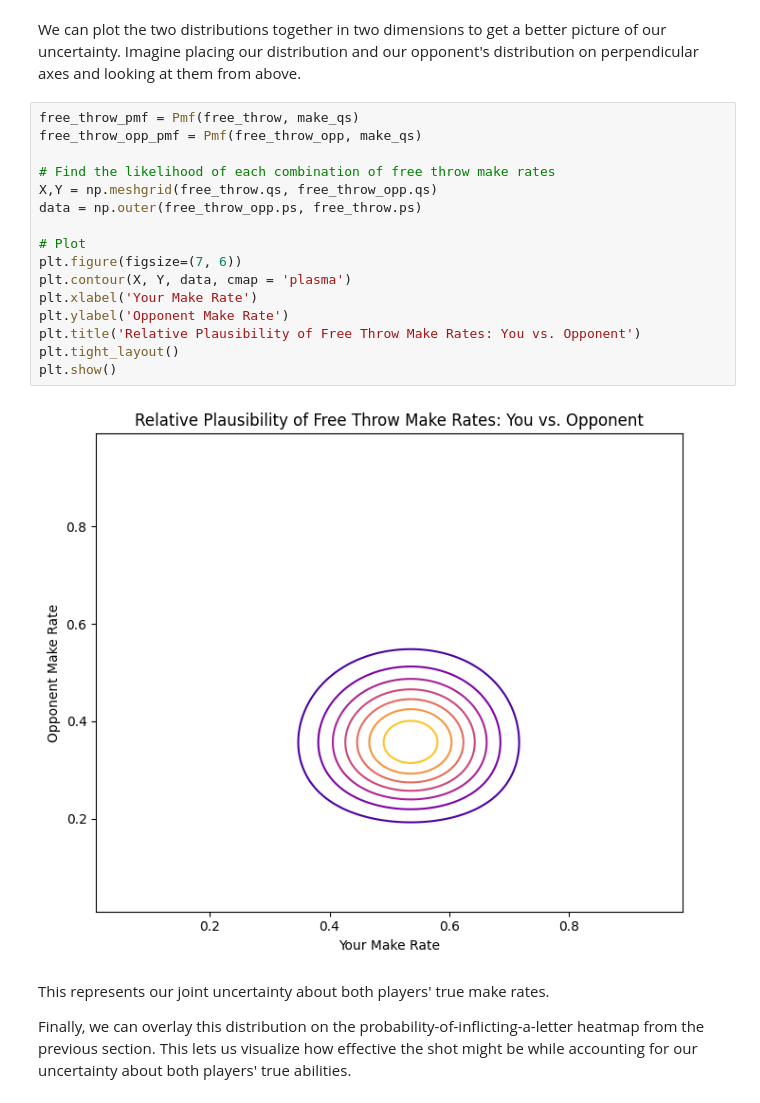
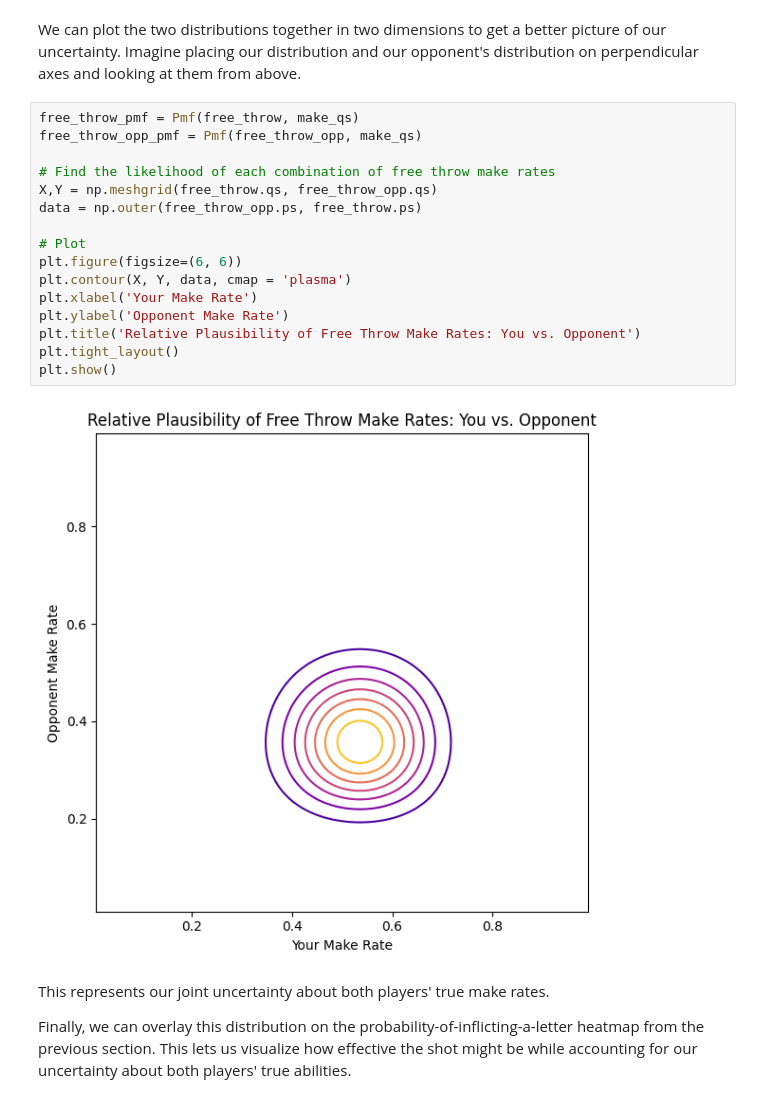
Before and after one commit to SamFarhi/horse-bayesian-strategy, a Jupyter notebook: HORSE.ipynb, the cells around one changed output. Saved outputs shown, nothing was run; the diff lists cells and outputs as text.

```diff
--- a/HORSE.ipynb
+++ b/HORSE.ipynb
@@ -234,21 +234,21 @@ We can plot the two distributions together in two dimensions to get a better pic
 # %%
 free_throw_pmf = Pmf(free_throw, make_qs)
 free_throw_opp_pmf = Pmf(free_throw_opp, make_qs)
 
 # Find the likelihood of each combination of free throw make rates
 X,Y = np.meshgrid(free_throw.qs, free_throw_opp.qs)
 data = np.outer(free_throw_opp.ps, free_throw.ps)
 
 # Plot
-plt.figure(figsize=(7, 6))
+plt.figure(figsize=(6, 6))
 plt.contour(X, Y, data, cmap = 'plasma')
 plt.xlabel('Your Make Rate')
 plt.ylabel('Opponent Make Rate')
 plt.title('Relative Plausibility of Free Throw Make Rates: You vs. Opponent')
 plt.tight_layout()
 plt.show()
 # %% [output]
-[figure, old version]
+[figure, new version]
 # %% [markdown]
 This represents our joint uncertainty about both players' true make rates.
 
```
